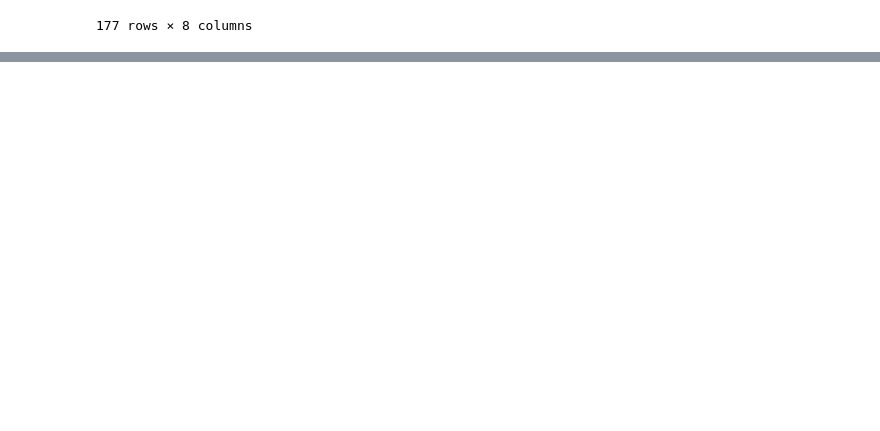
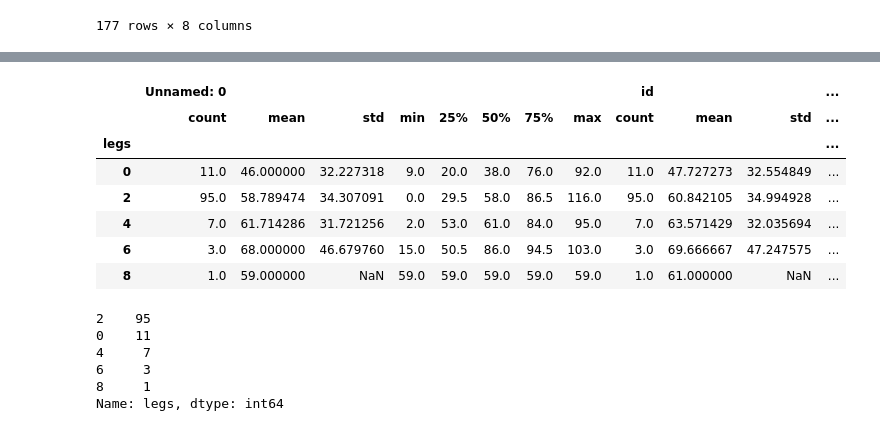
Before and after one commit to AndreyKurdyubov/Stepik_introML, a Jupyter notebook: Stepik_IntroML_1.ipynb, the cells around one changed output, grey strips where cells are left out. Saved outputs shown, nothing was run; the diff lists cells and outputs as text; code cells hidden in the pictures; blank space fills up the shorter version.

```diff
--- a/Stepik_IntroML_1.ipynb
+++ b/Stepik_IntroML_1.ipynb
@@ -414,0 +581,3 @@ TypeError: Keyword arguments `items`, `like`, or `regex` are mutually exclusive
+# %%
+dota = pd.read_csv('./dota_hero_stats.csv')
+dota.info()
@@ -414,0 +609,20 @@ TypeError: Keyword arguments `items`, `like`, or `regex` are mutually exclusive
+# %%
+dota.groupby('legs').describe()
+# %% [output]
+|  | Unnamed: 0 |  |  |  |  |  |  |  | id |  |  | ... |
+|  | count | mean | std | min | 25% | 50% | 75% | max | count | mean | std | ... |
+| legs |  |  |  |  |  |  |  |  |  |  |  | ... |
+| 0 | 11.0 | 46.000000 | 32.227318 | 9.0 | 20.0 | 38.0 | 76.0 | 92.0 | 11.0 | 47.727273 | 32.554849 | ... |
+| 2 | 95.0 | 58.789474 | 34.307091 | 0.0 | 29.5 | 58.0 | 86.5 | 116.0 | 95.0 | 60.842105 | 34.994928 | ... |
+| 4 | 7.0 | 61.714286 | 31.721256 | 2.0 | 53.0 | 61.0 | 84.0 | 95.0 | 7.0 | 63.571429 | 32.035694 | ... |
+| 6 | 3.0 | 68.000000 | 46.679760 | 15.0 | 50.5 | 86.0 | 94.5 | 103.0 | 3.0 | 69.666667 | 47.247575 | ... |
+| 8 | 1.0 | 59.000000 | NaN | 59.0 | 59.0 | 59.0 | 59.0 | 59.0 | 1.0 | 61.000000 | NaN | ... |
+# %%
+dota.legs.value_counts()
+# %% [output]
+2    95
+0    11
+4     7
+6     3
+8     1
+Name: legs, dtype: int64
```
Also changed, not shown: parts of 41 cells of this notebook, 3 other files.
